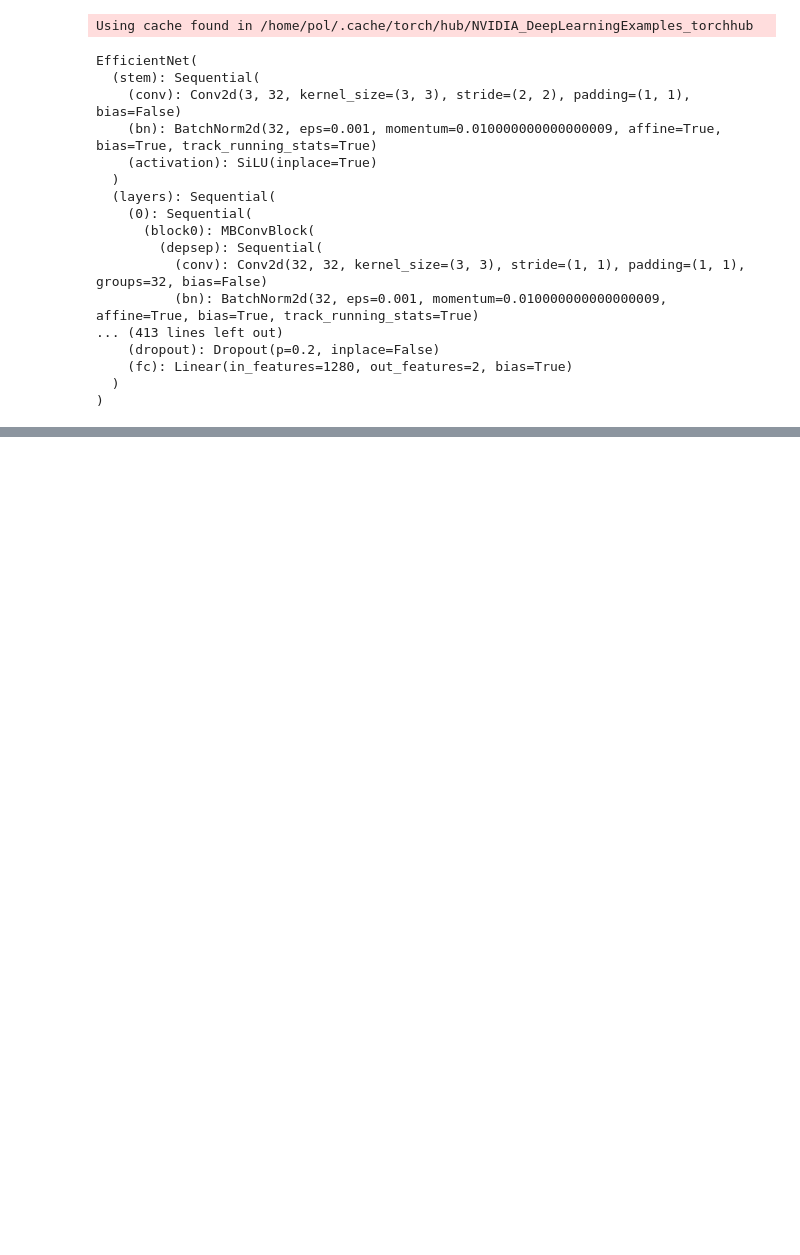
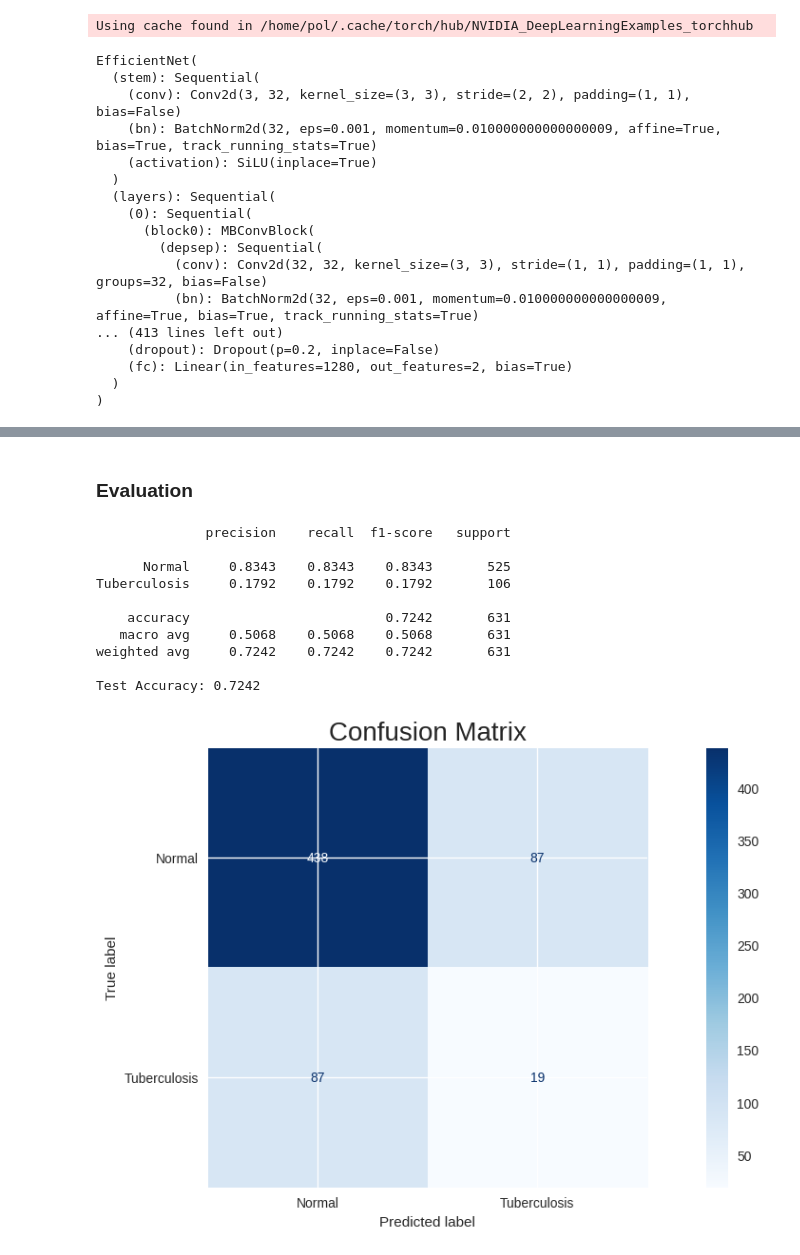
Before and after one commit to pfs26/merit-aih-xray, a Jupyter notebook: main.ipynb, the cells around one changed output, grey strips where cells are left out. Cells and saved outputs as stored; diff of their text form; code cells hidden in the pictures; blank space fills up the shorter version.

```diff
--- a/main.ipynb
+++ b/main.ipynb
@@ -169,11 +178,10 @@ The idea of this step is to use two pretrained models (ResNet50 and EfficientNet
 # %%
-BATCH_SIZE = 4
-
-# we'll set up device used for training
-device = utils.device
-print(f"Using device: {device}")
-
-# and prepare the train loader
+# prepare the train loader
 train_set = datasets.ImageFolder(root=utils.dirs['train'], transform=transforms.ToTensor())
 train_loader = torch.utils.data.DataLoader(train_set, batch_size=BATCH_SIZE, shuffle=True, num_workers=2)
 train_images, train_labels = next(iter(train_loader))
+
+# and the validation loader
+val_set = datasets.ImageFolder(root=utils.dirs['val'], transform=transforms.ToTensor())
+val_loader = torch.utils.data.DataLoader(val_set, batch_size=BATCH_SIZE, shuffle=True, num_workers=2)
+val_images, val_labels = next(iter(val_loader))
@@ -364 +436,17 @@ Epoch [1/1] Loss: 0.1319 Accuracy: 0.9799
+# %% [markdown]
+### Evaluation
+# %%
+evaluate_model(resnet50, test_dl, test_set)
+# %% [output]
+              precision    recall  f1-score   support
+
+      Normal     0.8343    0.8343    0.8343       525
+Tuberculosis     0.1792    0.1792    0.1792       106
+
+    accuracy                         0.7242       631
+   macro avg     0.5068    0.5068    0.5068       631
+weighted avg     0.7242    0.7242    0.7242       631
+
+Test Accuracy: 0.7242
+[figure, added]
 # %%
```
Also changed, not shown: parts of 16 cells of this notebook, 1 other file.
